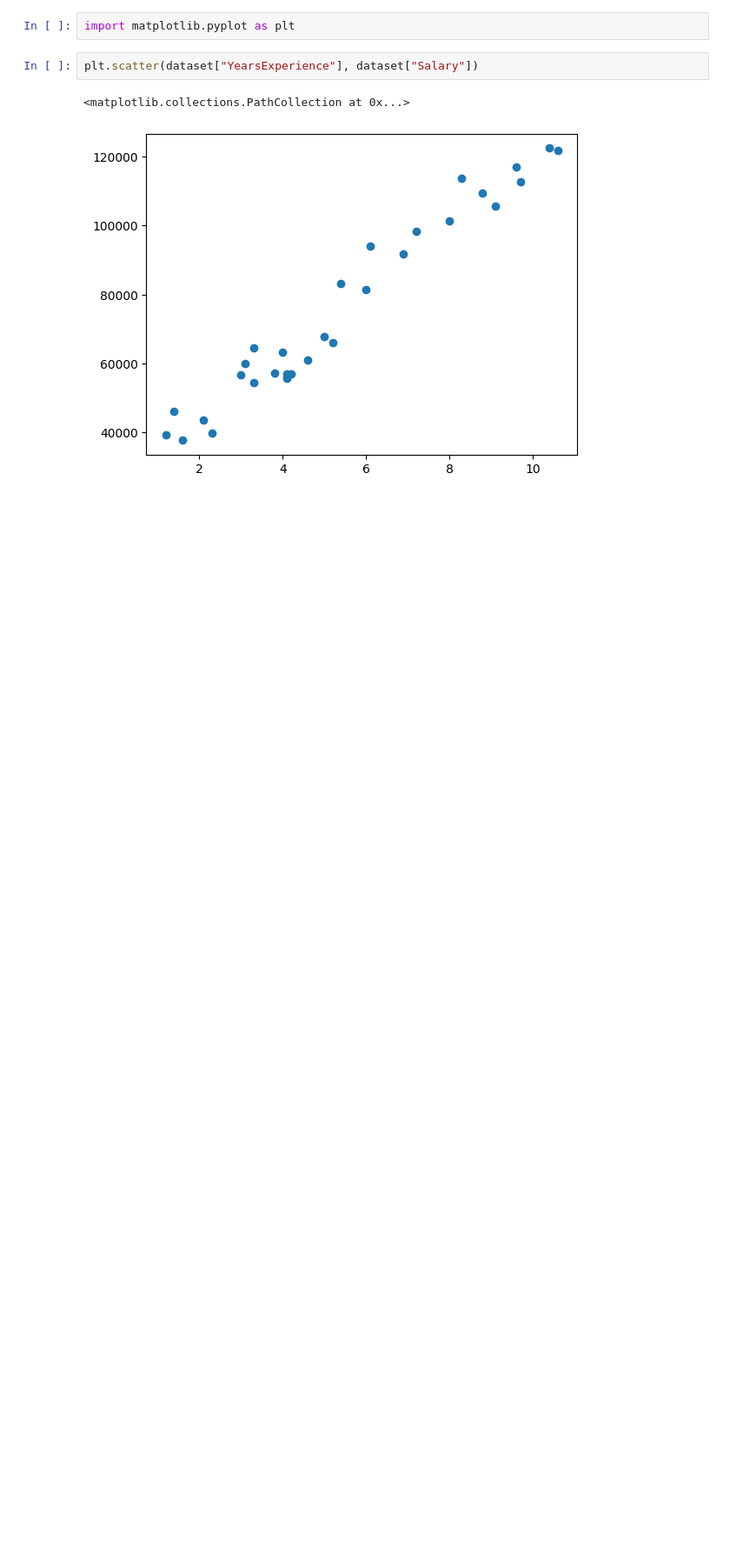
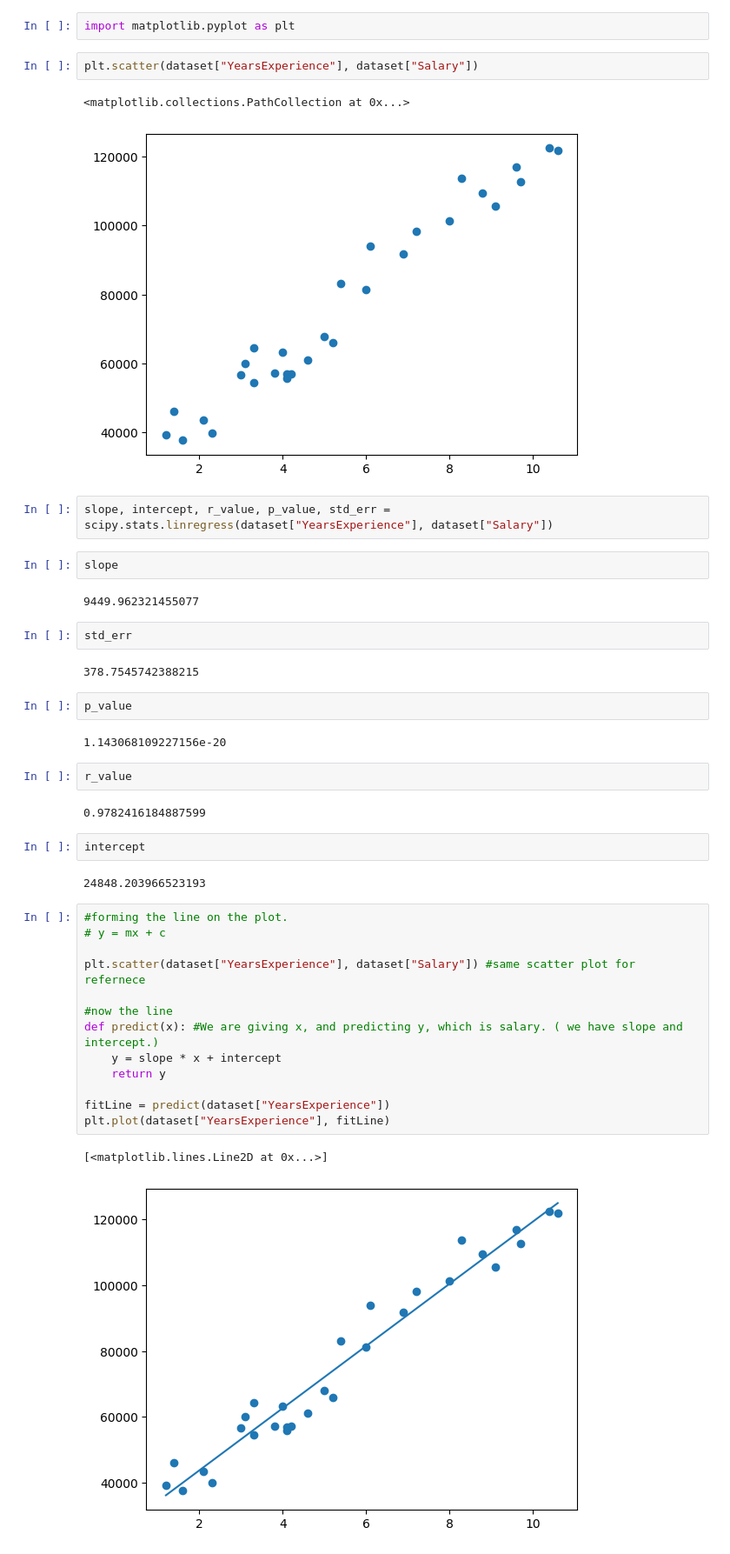
Before and after one commit to SoumyaBhaiya/kagglePractice, a Jupyter notebook: Salary_dataset.ipynb, the cells around one changed output. Shown: that part at 87% size. Drawn from its saved outputs; the diff is of its cells as text; blank space fills up the shorter version.

Commit message:
All done. the line is fitted now.

```diff
--- a/Salary_dataset.ipynb
+++ b/Salary_dataset.ipynb
@@ -45,3 +45,41 @@ plt.scatter(dataset["YearsExperience"], dataset["Salary"])
 # %% [output]
 <matplotlib.collections.PathCollection at 0x...>
 [figure]
+# %%
+slope, intercept, r_value, p_value, std_err = scipy.stats.linregress(dataset["YearsExperience"], dataset["Salary"])
+# %%
+slope
+# %% [output]
+9449.962321455077
+# %%
+std_err
+# %% [output]
+378.7545742388215
+# %%
+p_value
+# %% [output]
+1.143068109227156e-20
+# %%
+r_value
+# %% [output]
+0.9782416184887599
+# %%
+intercept
+# %% [output]
+24848.203966523193
+# %%
+#forming the line on the plot.
+# y = mx + c
+
+plt.scatter(dataset["YearsExperience"], dataset["Salary"]) #same scatter plot for refernece
+
+#now the line
+def predict(x): #We are giving x, and predicting y, which is salary. ( we have slope and intercept.)
+    y = slope * x + intercept
+    return y
+
+fitLine = predict(dataset["YearsExperience"])
+plt.plot(dataset["YearsExperience"], fitLine)
+# %% [output]
+[<matplotlib.lines.Line2D at 0x...>]
+[figure, added]
```
Also changed, not shown: 1 other file.
